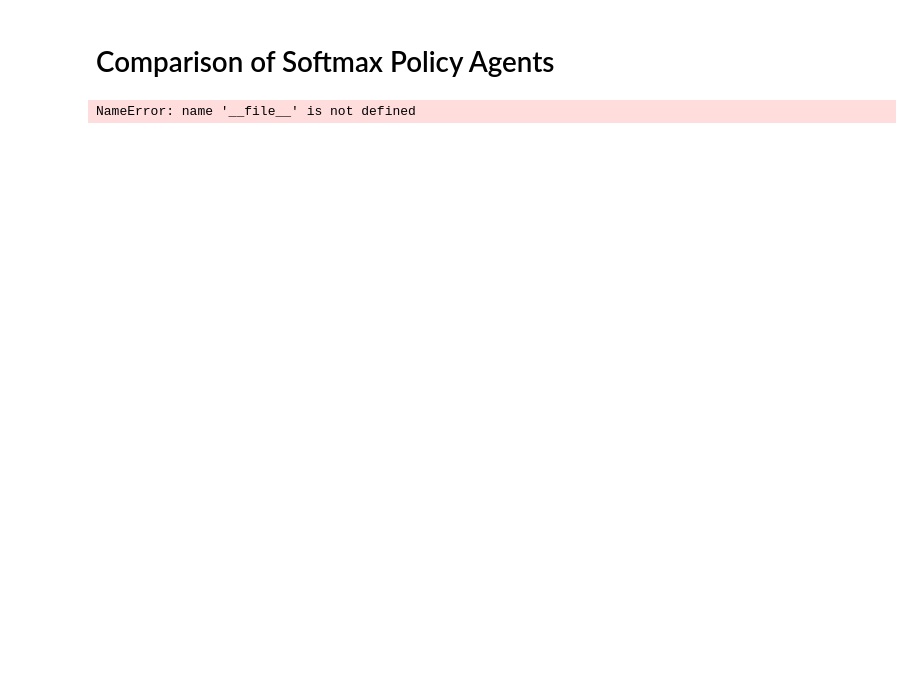
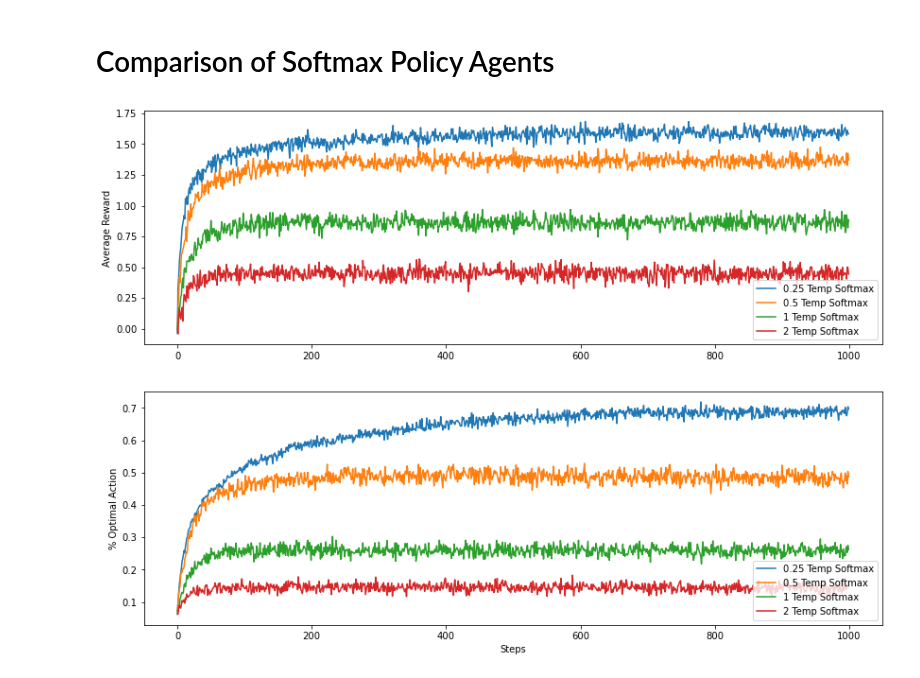
Before and after one commit to shankal17/N-Armed-Bandit, a Jupyter notebook: notebooks/Softmax Agents.ipynb, the cells around one changed output. Drawn from its saved outputs; the diff is of its cells as text; code cells hidden in the pictures; blank space fills up the shorter version.

Commit message:
Added softmax agent notebook

```diff
--- a/notebooks/Softmax Agents.ipynb
+++ b/notebooks/Softmax Agents.ipynb
@@ -10,12 +10,20 @@ currentdir = os.path.dirname(os.path.abspath(inspect.getfile(inspect.currentfram
 parentdir = os.path.dirname(currentdir)
 sys.path.insert(0, os.path.join(parentdir, 'scripts'))
 
-print(os.path.dirname(os.path.realpath(__file__)))
-print(currentdir)
-print(parentdir)
 
-# from agents import SoftmaxAgent
-# from bandit_machine import NArmedBanditMachine
-# from simulation import AgentComparision
+from agents import SoftmaxAgent
+from bandit_machine import NArmedBanditMachine
+from simulation import AgentComparision
-# %% [output]
-NameError: name '__file__' is not defined
+# %%
+# Initialize bandit, agent, and comparison
+bandit = NArmedBanditMachine(15)
+agents = [SoftmaxAgent(0.25, "0.25 Temp Softmax"),\
+          SoftmaxAgent(0.5, "0.5 Temp Softmax"),
+          SoftmaxAgent(1, "1 Temp Softmax"),
+          SoftmaxAgent(2, "2 Temp Softmax")]
+comparison = AgentComparision(agents, bandit)
+# %%
+fig, axs = comparison.run_comparison(num_trials=1000, num_decisions=1000)
+fig.set_size_inches(14, 10)
+# %% [output]
+[figure, added]
```
Also changed, not shown: 2 other files.
